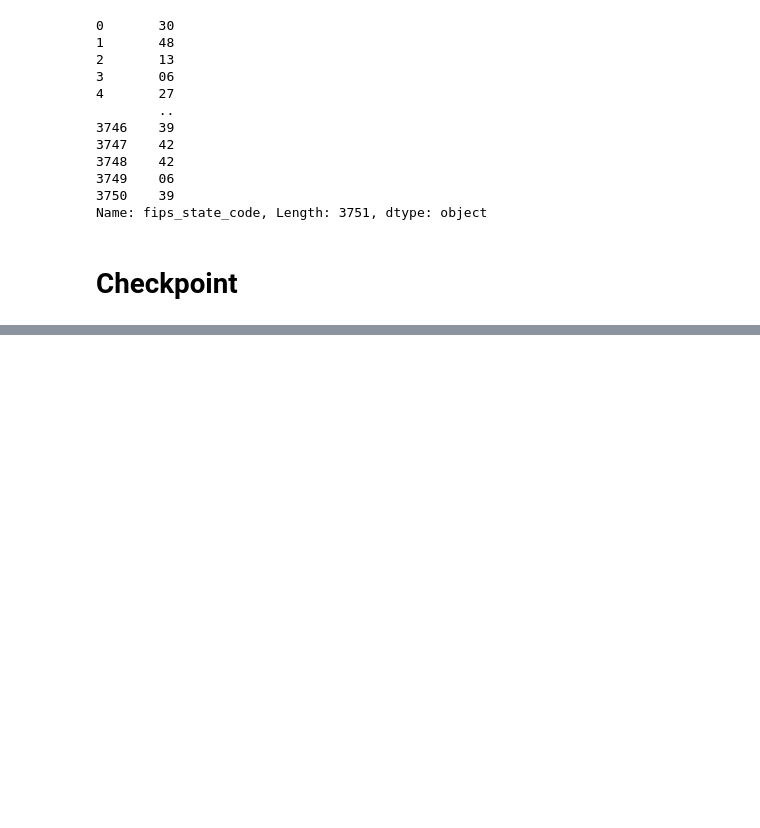
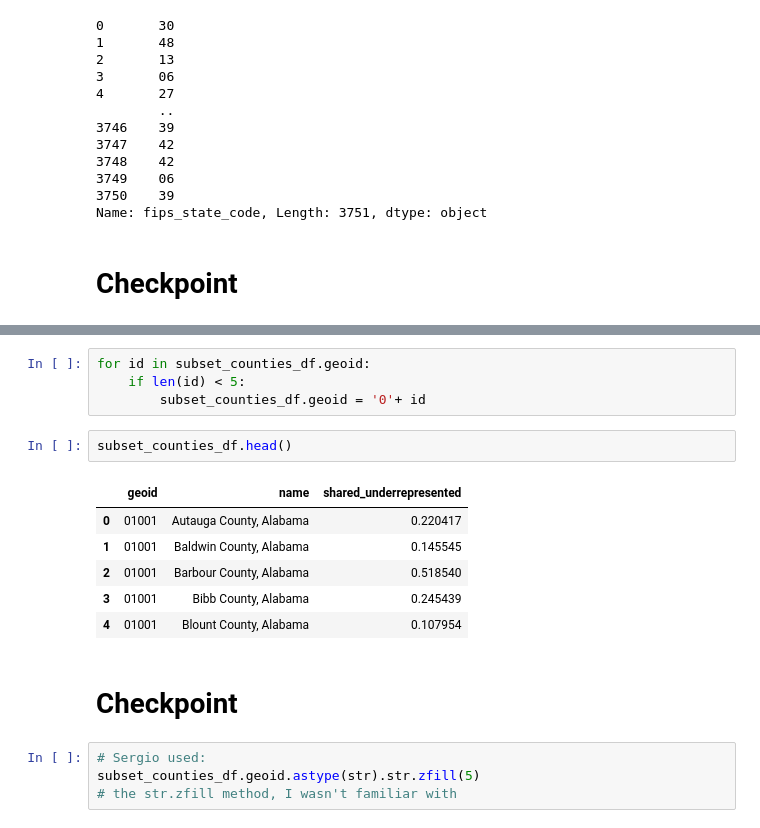
Before and after one commit to edterrell/geospatial-public-policy-analysis-with-geopandas, a Jupyter notebook: notebooks/RQ1.ipynb, the cells around one changed output, grey strips where cells are left out. Drawn from its saved outputs; the diff is of its cells as text; blank space fills up the shorter version.

```diff
--- a/notebooks/RQ1.ipynb
+++ b/notebooks/RQ1.ipynb
@@ -203,0 +349,19 @@ Name: fips_state_code, Length: 3751, dtype: object
+# %%
+for id in subset_counties_df.geoid:
+    if len(id) < 5:
+        subset_counties_df.geoid = '0'+ id
+# %%
+subset_counties_df.head()
+# %% [output]
+|  | geoid | name | shared_underrepresented |
+| 0 | 01001 | Autauga County, Alabama | 0.220417 |
+| 1 | 01001 | Baldwin County, Alabama | 0.145545 |
+| 2 | 01001 | Barbour County, Alabama | 0.518540 |
+| 3 | 01001 | Bibb County, Alabama | 0.245439 |
+| 4 | 01001 | Blount County, Alabama | 0.107954 |
+# %% [markdown]
+# Checkpoint
+# %%
+# Sergio used:
+subset_counties_df.geoid.astype(str).str.zfill(5)
+# the str.zfill method, I wasn't familiar with
```
Also changed, not shown: parts of 21 cells of this notebook.
